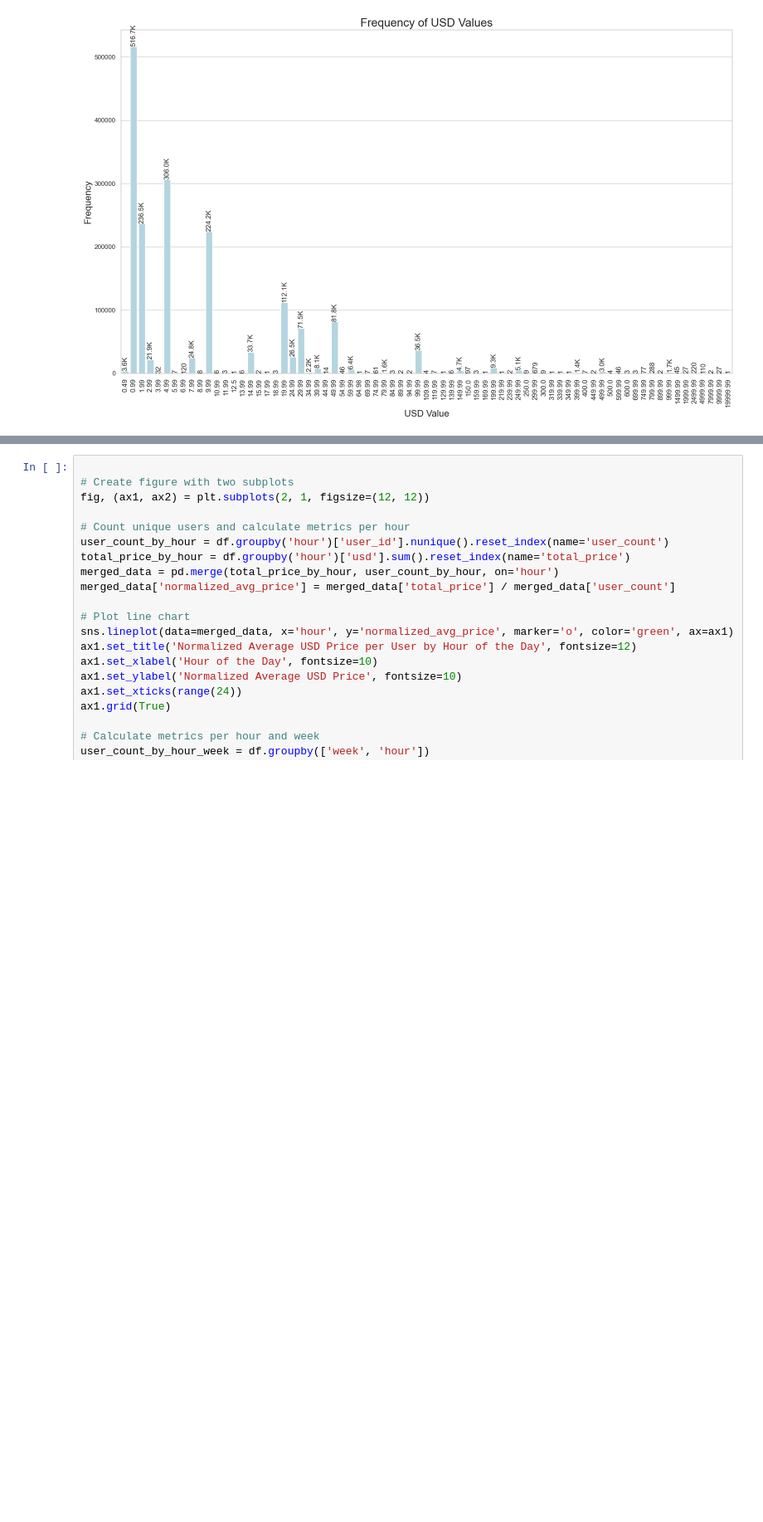
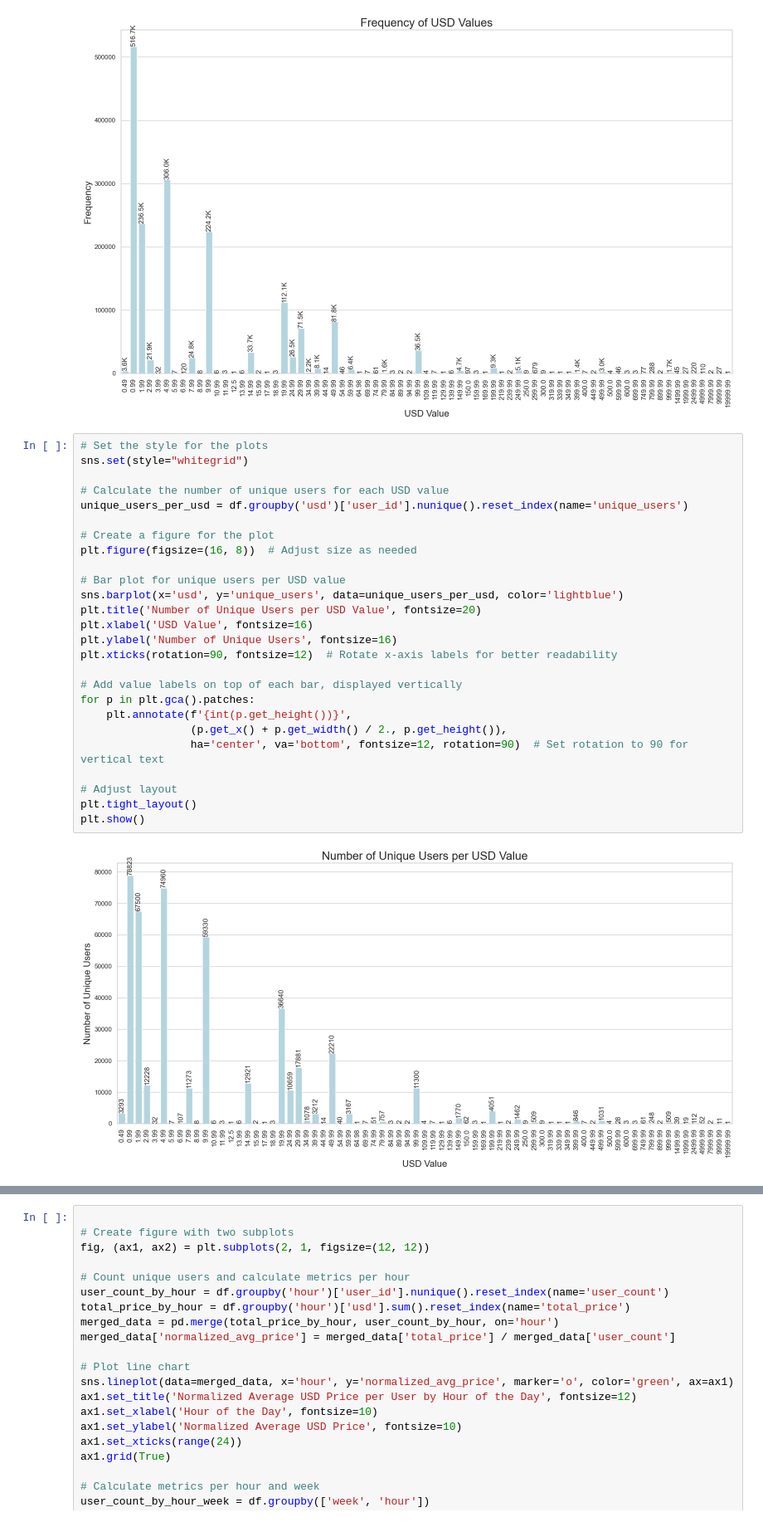
Before and after one commit to arkadymankovsky/tango-home-assignment, a Jupyter notebook: eda.ipynb, the cells around one changed output, grey strips where cells are left out. Shown at 83% size. Saved outputs shown, nothing was run; the diff lists cells and outputs as text; blank space fills up the shorter version.

```diff
--- a/eda.ipynb
+++ b/eda.ipynb
@@ -179,3 +162,31 @@ plt.tight_layout()
 plt.show()
 # %% [output]
 [figure]
+# %%
+# Set the style for the plots
+sns.set(style="whitegrid")
+
+# Calculate the number of unique users for each USD value
+unique_users_per_usd = df.groupby('usd')['user_id'].nunique().reset_index(name='unique_users')
+
+# Create a figure for the plot
+plt.figure(figsize=(16, 8))  # Adjust size as needed
+
+# Bar plot for unique users per USD value
+sns.barplot(x='usd', y='unique_users', data=unique_users_per_usd, color='lightblue')
+plt.title('Number of Unique Users per USD Value', fontsize=20)
+plt.xlabel('USD Value', fontsize=16)
+plt.ylabel('Number of Unique Users', fontsize=16)
+plt.xticks(rotation=90, fontsize=12)  # Rotate x-axis labels for better readability
+
+# Add value labels on top of each bar, displayed vertically
+for p in plt.gca().patches:
+    plt.annotate(f'{int(p.get_height())}',
+                 (p.get_x() + p.get_width() / 2., p.get_height()),
+                 ha='center', va='bottom', fontsize=12, rotation=90)  # Set rotation to 90 for vertical text
+
+# Adjust layout
+plt.tight_layout()
+plt.show()
+# %% [output]
+[figure, added]
```
Also changed, not shown: parts of 7 cells of this notebook.
